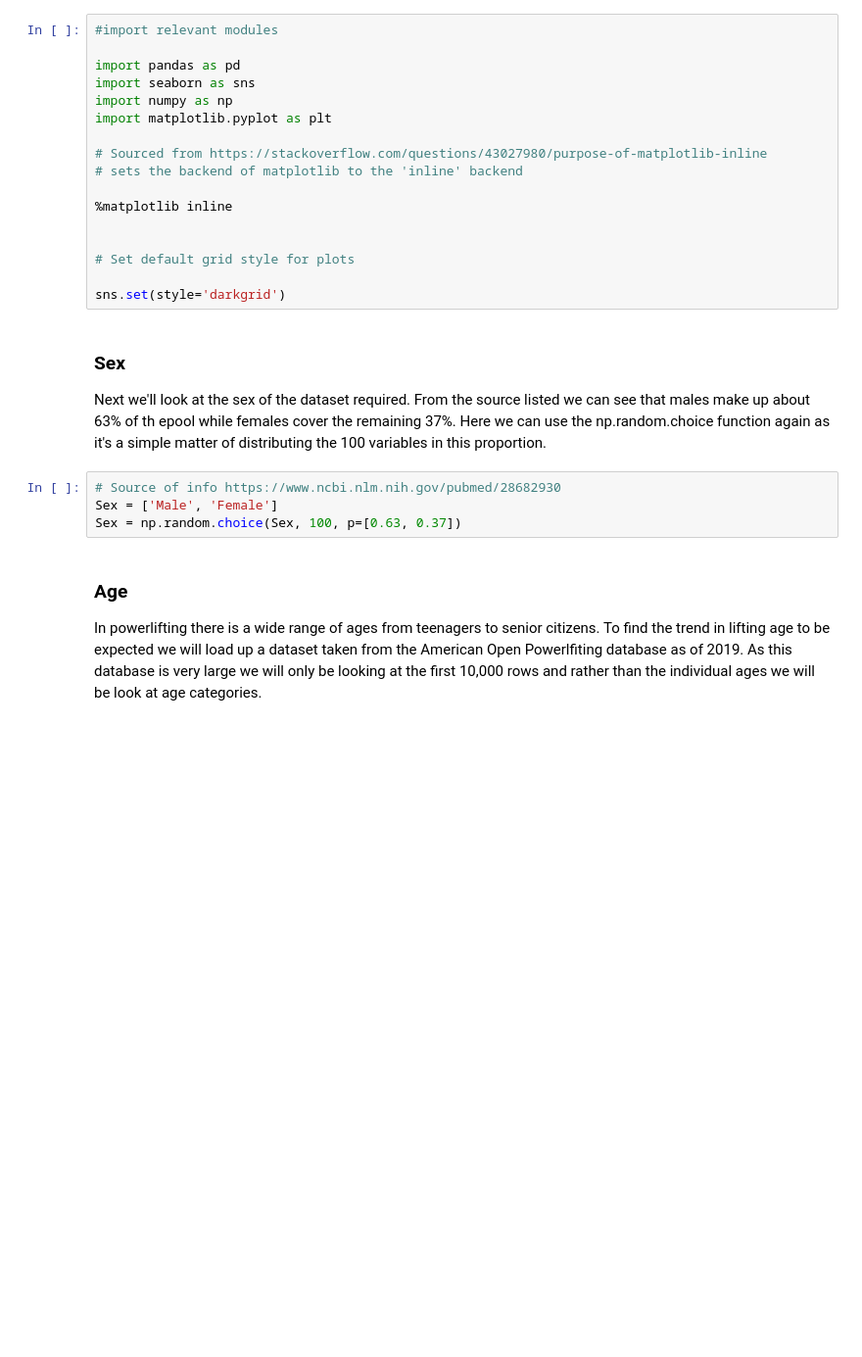
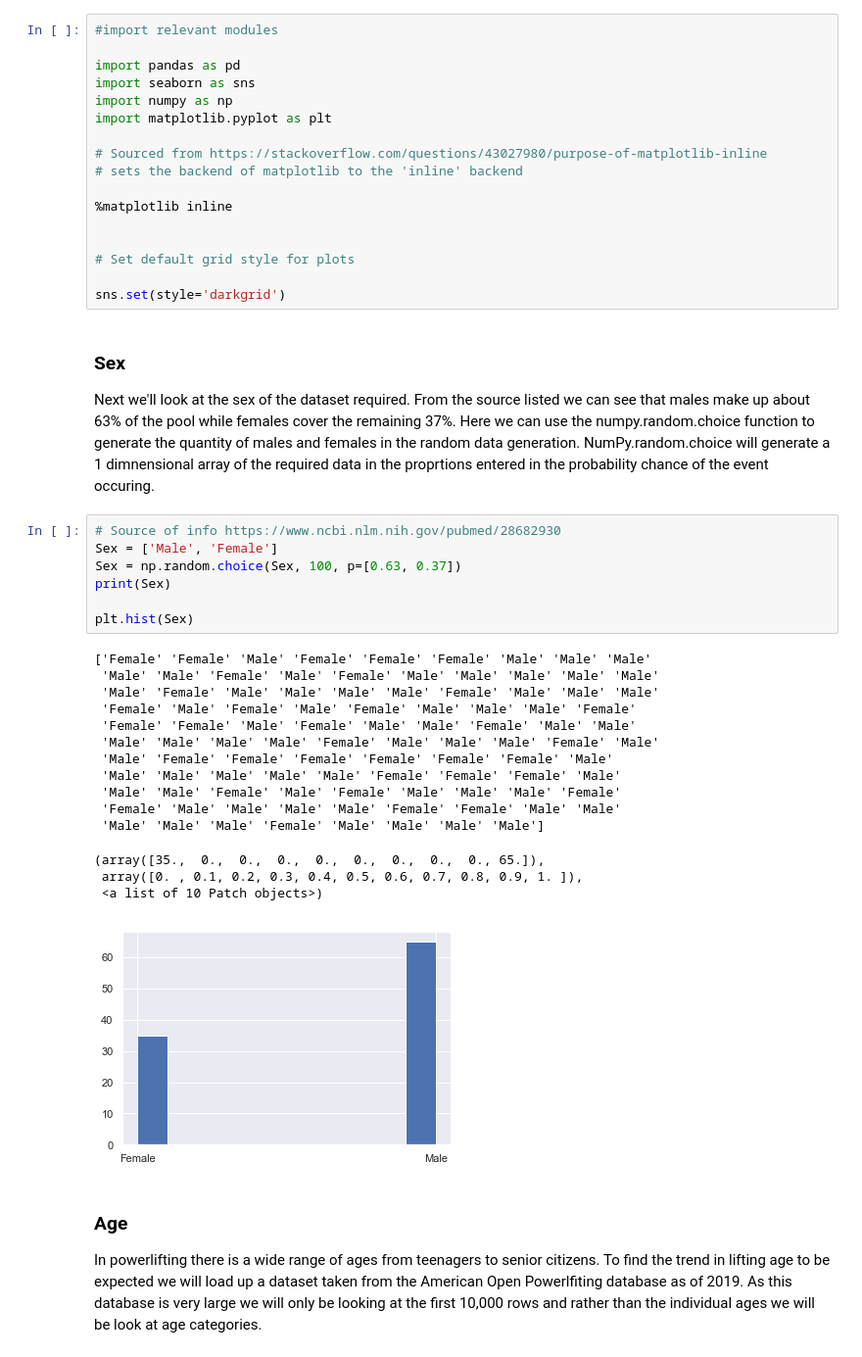
Before and after one commit to IanWafer/Programming-Project, a Jupyter notebook: Simulated Real World Phenomenon.ipynb, the cells around one changed output. Shown: that part at 98% size. Drawn from its saved outputs; the diff is of its cells as text; blank space fills up the shorter version.

Commit message:
Further descriptions added to age, sex and weight categories. Plots also added to illustrate results of numpy.random functions.

```diff
--- a/Simulated Real World Phenomenon.ipynb
+++ b/Simulated Real World Phenomenon.ipynb
@@ -38,11 +40,30 @@ sns.set(style='darkgrid')
 # %% [markdown]
 ### Sex
 
-Next we'll look at the sex of the dataset required. From the source listed we can see that males make up about 63% of th epool while females cover the remaining 37%. Here we can use the np.random.choice function again as it's a simple matter of distributing the 100 variables in this proportion.
+Next we'll look at the sex of the dataset required. From the source listed we can see that males make up about 63% of the pool while females cover the remaining 37%. Here we can use the numpy.random.choice function to generate the quantity of males and females in the random data generation. NumPy.random.choice will generate a 1 dimnensional array of the required data in the proprtions entered in the probability chance of the event occuring.
 # %%
 # Source of info https://www.ncbi.nlm.nih.gov/pubmed/28682930
 Sex = ['Male', 'Female']
 Sex = np.random.choice(Sex, 100, p=[0.63, 0.37])
+print(Sex)
+
+plt.hist(Sex)
+# %% [output]
+['Female' 'Female' 'Male' 'Female' 'Female' 'Female' 'Male' 'Male' 'Male'
+ 'Male' 'Male' 'Female' 'Male' 'Female' 'Male' 'Male' 'Male' 'Male' 'Male'
+ 'Male' 'Female' 'Male' 'Male' 'Male' 'Male' 'Female' 'Male' 'Male' 'Male'
+ 'Female' 'Male' 'Female' 'Male' 'Female' 'Male' 'Male' 'Male' 'Female'
+ 'Female' 'Female' 'Male' 'Female' 'Male' 'Male' 'Female' 'Male' 'Male'
+ 'Male' 'Male' 'Male' 'Male' 'Female' 'Male' 'Male' 'Male' 'Female' 'Male'
+ 'Male' 'Female' 'Female' 'Female' 'Female' 'Female' 'Female' 'Male'
+ 'Male' 'Male' 'Male' 'Male' 'Male' 'Female' 'Female' 'Female' 'Male'
+ 'Male' 'Male' 'Female' 'Male' 'Female' 'Male' 'Male' 'Male' 'Female'
+ 'Female' 'Male' 'Male' 'Male' 'Male' 'Female' 'Female' 'Male' 'Male'
+ 'Male' 'Male' 'Male' 'Female' 'Male' 'Male' 'Male' 'Male']
+(array([35.,  0.,  0.,  0.,  0.,  0.,  0.,  0.,  0., 65.]),
+ array([0. , 0.1, 0.2, 0.3, 0.4, 0.5, 0.6, 0.7, 0.8, 0.9, 1. ]),
+ <a list of 10 Patch objects>)
+[figure, added]
 # %% [markdown]
 ### Age
 
```
Also changed, not shown: parts of 9 cells of this notebook.
